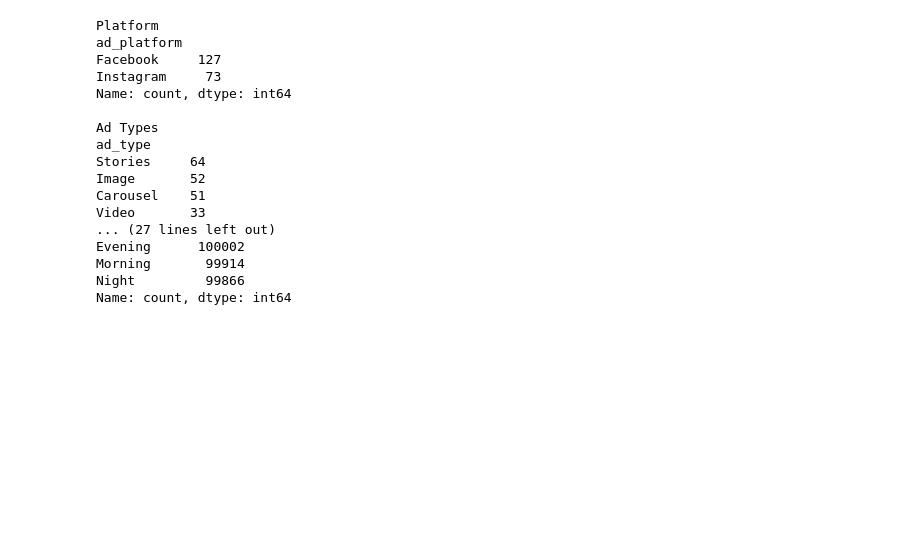
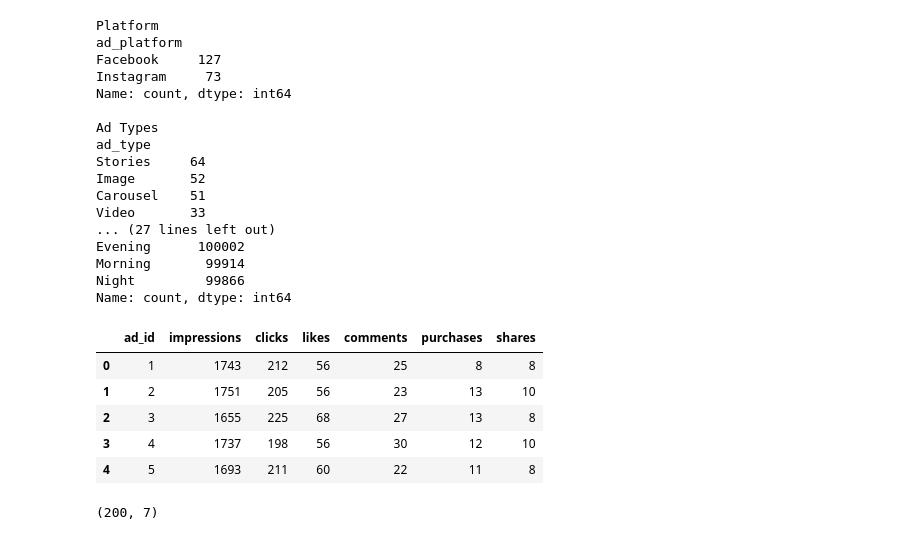
Before and after one commit to Yousufkhalid7/AdLens, a Jupyter notebook: notebooks/dataset.ipynb, the cells around one changed output. Cells and saved outputs as stored; diff of their text form; code cells hidden in the pictures; blank space fills up the shorter version.

```diff
--- a/notebooks/dataset.ipynb
+++ b/notebooks/dataset.ipynb
@@ -146,3 +146,24 @@ Evening      100002
 Morning       99914
 Night         99866
 Name: count, dtype: int64
+# %%
+impressions = events[events['event_type'] == 'Impression'].groupby('ad_id').size().rename('impressions')
+clicks = events[events['event_type'] == 'Click'].groupby('ad_id').size().rename('clicks')
+likes = events[events['event_type'] == 'Like'].groupby('ad_id').size().rename('likes')
+comments = events[events['event_type'] == 'Comment'].groupby('ad_id').size().rename('comments')
+purchases = events[events['event_type'] == 'Purchase'].groupby('ad_id').size().rename('purchases')
+shares = events[events['event_type'] == 'Share'].groupby('ad_id').size().rename('shares')
+
+ad_metrices = pd.concat([impressions, clicks, likes, comments, purchases, shares], axis = 1).fillna(0)
+ad_metrices = ad_metrices.reset_index()
+
+display(ad_metrices.head())
+print(ad_metrices.shape)
+# %% [output]
+|  | ad_id | impressions | clicks | likes | comments | purchases | shares |
+| 0 | 1 | 1743 | 212 | 56 | 25 | 8 | 8 |
+| 1 | 2 | 1751 | 205 | 56 | 23 | 13 | 10 |
+| 2 | 3 | 1655 | 225 | 68 | 27 | 13 | 8 |
+| 3 | 4 | 1737 | 198 | 56 | 30 | 12 | 10 |
+| 4 | 5 | 1693 | 211 | 60 | 22 | 11 | 8 |
+(200, 7)
```
Also changed, not shown: parts of 3 cells of this notebook.
